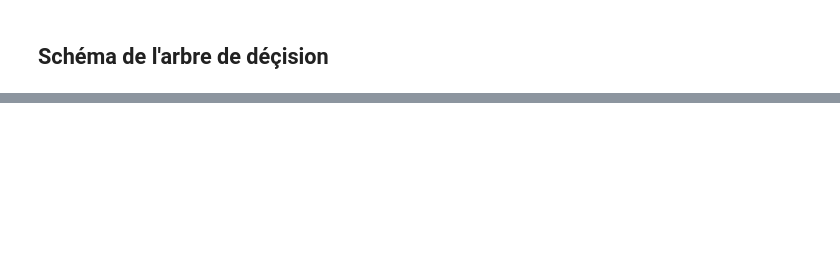
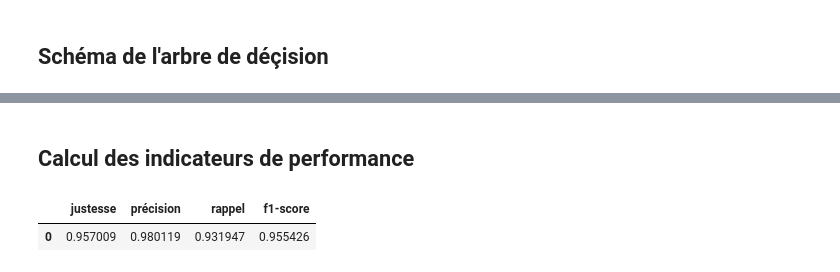
Before and after one commit to ArnaudMarcel/Altanoveo, a Jupyter notebook: altanoveo.ipynb, the cells around one changed output, grey strips where cells are left out. Saved outputs shown, nothing was run; the diff lists cells and outputs as text; code cells hidden in the pictures; blank space fills up the shorter version.

```diff
--- a/altanoveo.ipynb
+++ b/altanoveo.ipynb
@@ -201,0 +184,8 @@ model.fit(
+# %% [markdown]
+## Calcul des indicateurs de performance
+# %%
+tn, fp, fn, tp = confusion_matrix(y_test, reg_model.predict(X_test)).ravel()
+pd.DataFrame.from_dict({'justesse': [justesse], 'précision': [tp/(tp+fp)], 'rappel': [tp/(tp+fn)], 'f1-score': [2*tp/(tp+fp)*tp/(tp+fn)/(tp/(tp+fp)+tp/(tp+fn))]})
+# %% [output]
+|  | justesse | précision | rappel | f1-score |
+| 0 | 0.957009 | 0.980119 | 0.931947 | 0.955426 |
```
Also changed, not shown: parts of 20 cells of this notebook.
